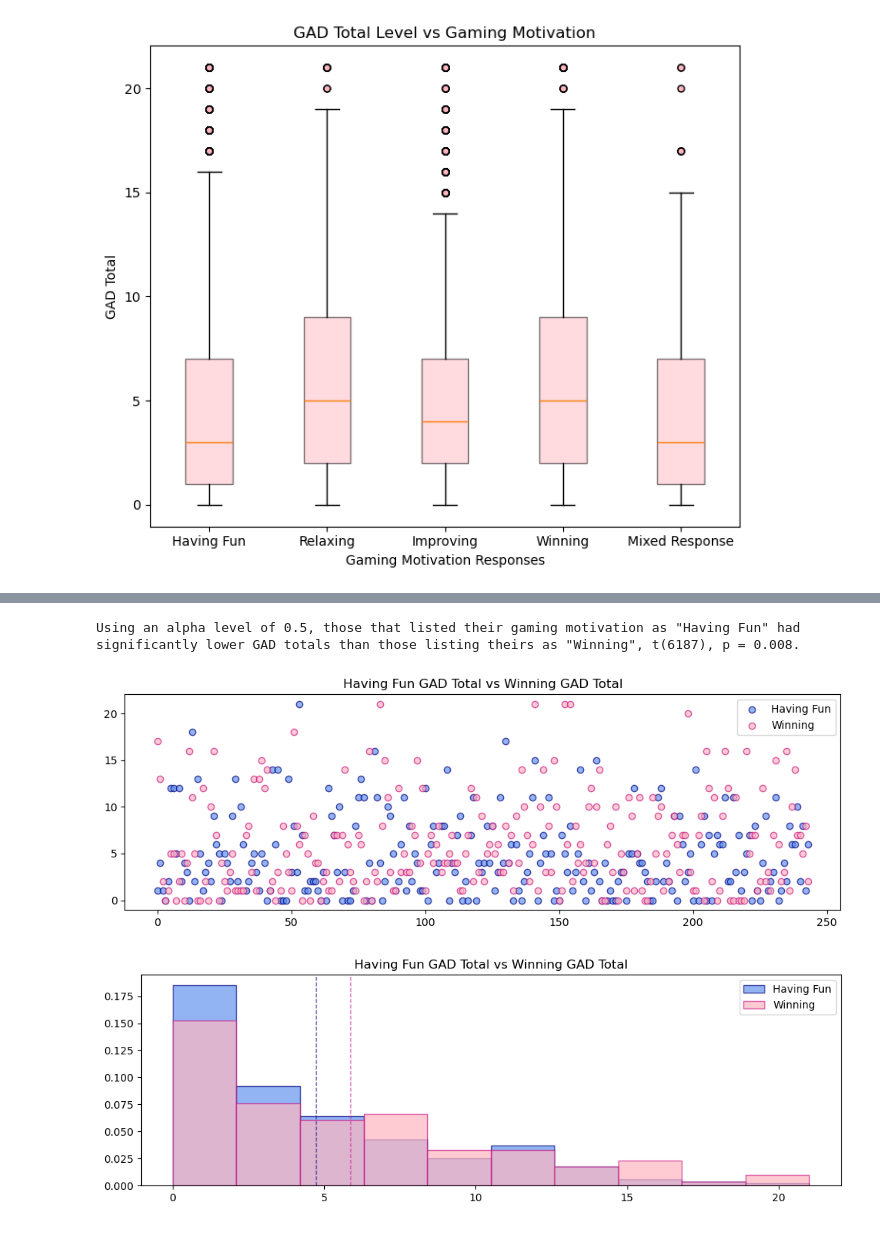
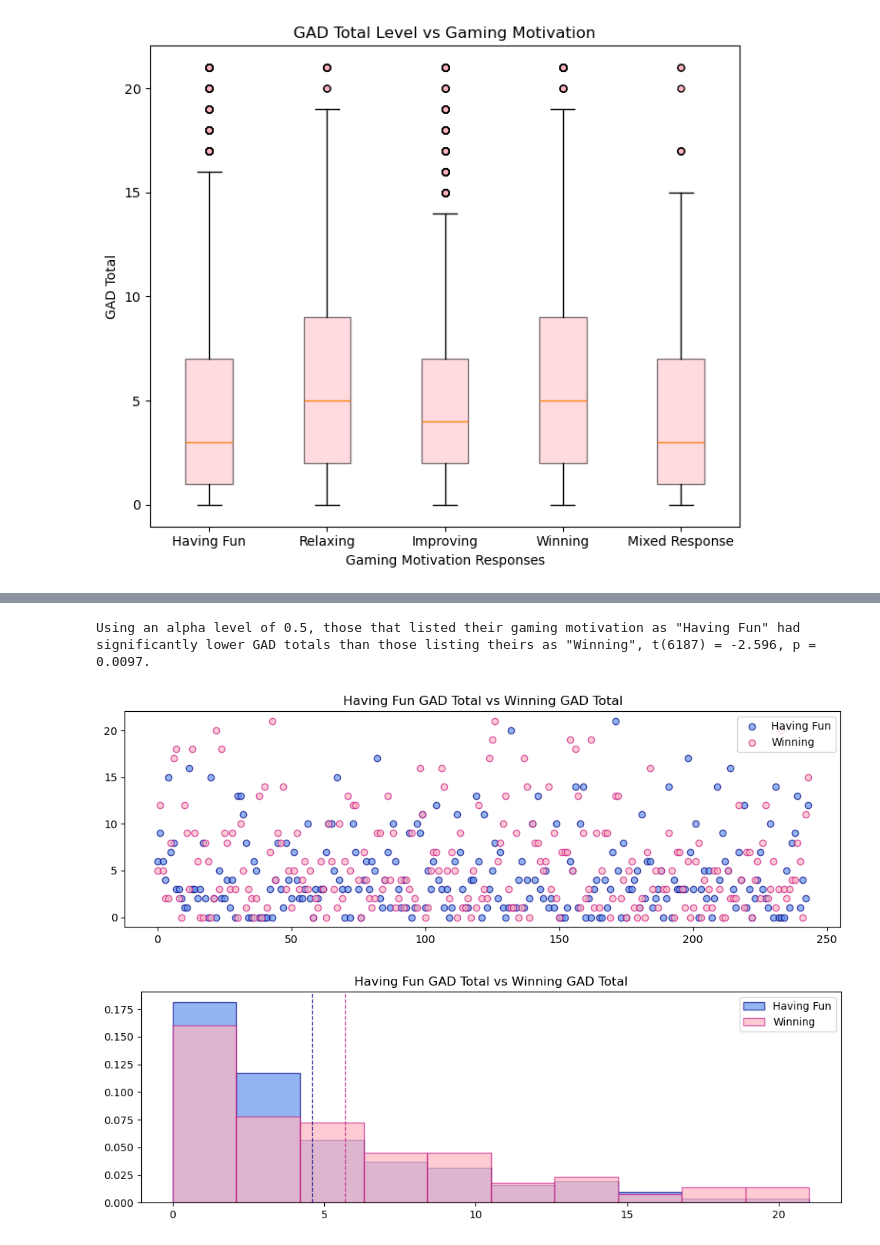
Before and after one commit to ComfyKoala/Project_1_Group_1, a Jupyter notebook: ashleys_analysis/ashleys_analysis.ipynb, the cells around one changed output, grey strips where cells are left out. Drawn from its saved outputs; the diff is of its cells as text; code cells hidden in the pictures.

```diff
--- a/ashleys_analysis/ashleys_analysis.ipynb
+++ b/ashleys_analysis/ashleys_analysis.ipynb
@@ -540,8 +593,8 @@ for index, row in plot_data_df.iterrows():
         mix_pop.append(row['GAD Total'])
 
 
-#creating definition for creating independent-T test
-def ttestdata(pop1, pop2, label1, label2):
+#creating definition for creating independent-T test taking two different populations, their labels, and a figure title
+def ttestdata(pop1, pop2, label1, label2, figtitle):
     #getting random sample from the previous populations
     sample_size = 244
     sample_pop1 = random.sample(pop1, sample_size)
@@ -554,6 +607,7 @@ def ttestdata(pop1, pop2, label1, label2):
     plt.scatter(range(len(sample_pop2)), sample_pop2, label= label2, marker="o", color= 'lightpink', edgecolor='mediumvioletred', alpha = 0.7)
     plt.legend(loc = 'best')
     plt.title(f"{label1} GAD Total vs {label2} GAD Total")
+    plt.savefig(f'{figtitle}_Scatter')
 
     #making histogram of data
     plt.figure(figsize=(12, 8))
@@ -565,42 +619,44 @@ def ttestdata(pop1, pop2, label1, label2):
     plt.legend(loc= 'best')
     plt.title(f"{label1} GAD Total vs {label2} GAD Total")
     plt.tight_layout
+    plt.savefig(f'{figtitle}_Histogram')
 
     #t-statistic, and p-value
     t_statistic, p_value = stats.ttest_ind(sample_pop1, sample_pop2, equal_var=False)
 
     #calculating degrees of freedom
     deg_freedom = len(pop1) + len(pop2) -2
 
     #structuring sentence output
 
     #determining words higher or lower based on t-statistic
     hi_lo = ""
     if (t_statistic < 0):
         hi_lo = "lower"
     else:
         hi_lo = "higher"
 
-    #determining which sentence to output based on p-value
+    #determining which sentence to output based on p-value and rounding results
     psig = ""
 
     if (p_value < 0.05):
         psig = f'Using an alpha level of 0.5, those that listed their gaming motivation as "{label1}" ' \
                 f'had significantly {hi_lo} GAD totals than those listing theirs as "{label2}", ' \
-                f't({round(deg_freedom, 3)}), p = {round(p_value, 3)}.'
+                f't({round(deg_freedom, 0)}) = {round(t_statistic, 3)}, p = {round(p_value, 4)}.'
     else:
-        psig = f'The relationship between {label1} and {label2} as gaming motivation was found to be not significant, t({round(deg_freedom, 3)}), p = {round(p_value, 3)}.'
+        psig = f'The relationship between {label1} and {label2} as gaming motivation was found to be not significant, t({round(deg_freedom, 0)}) = {round(t_statistic, 3)}, p = {round(p_value, 4)}.'
+
 
     print(psig)
 
 
 
 
 
 
-ttestdata(fun_pop, win_pop, "Having Fun", "Winning")
+ttestdata(fun_pop, win_pop, "Having Fun", "Winning", "FunWin")
 # %% [output]
-Using an alpha level of 0.5, those that listed their gaming motivation as "Having Fun" had significantly lower GAD totals than those listing theirs as "Winning", t(6187), p = 0.008.
+Using an alpha level of 0.5, those that listed their gaming motivation as "Having Fun" had significantly lower GAD totals than those listing theirs as "Winning", t(6187) = -2.596, p = 0.0097.
-[figure, old version]
+[figure, new version]
-[figure, old version]
+[figure, new version]
 # %%
```
Also changed, not shown: parts of 16 cells of this notebook, 14 other files.
